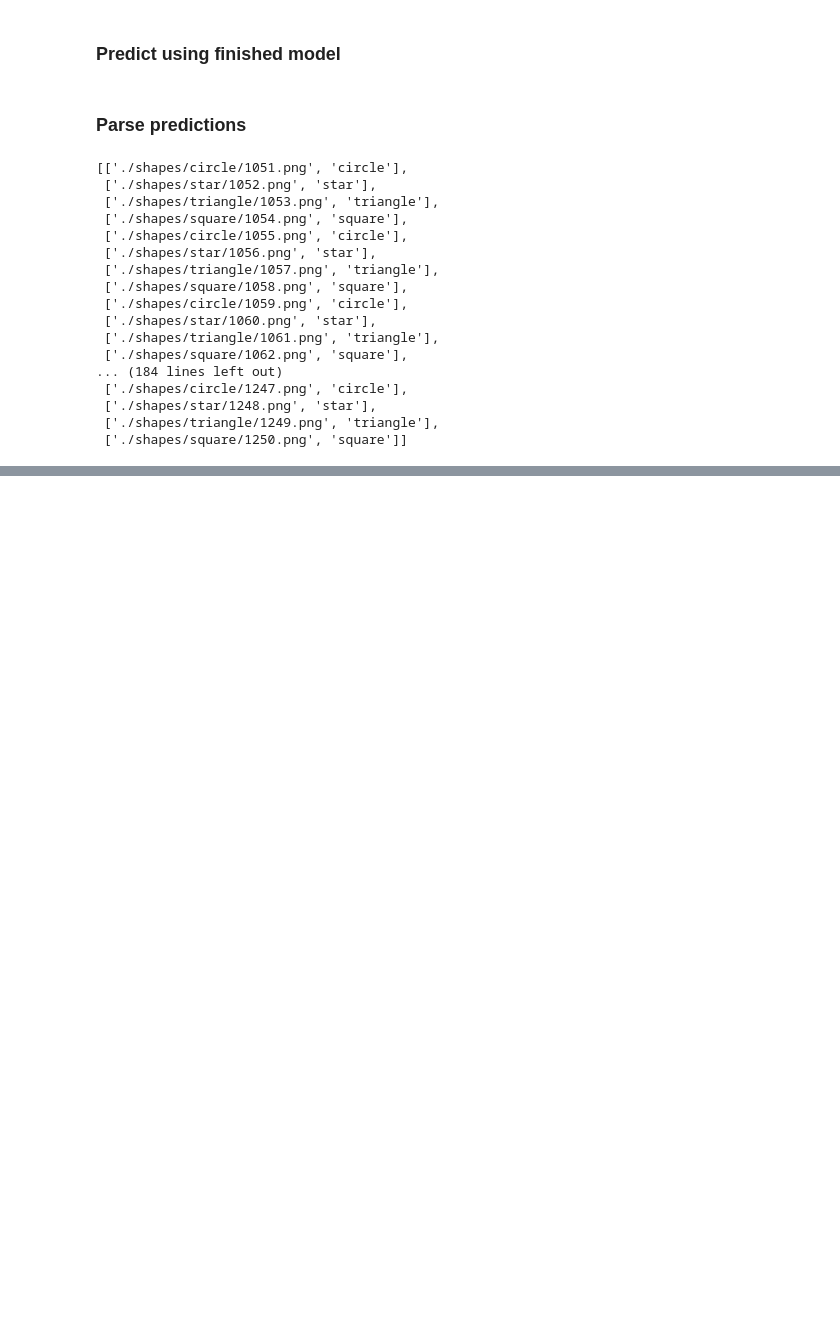
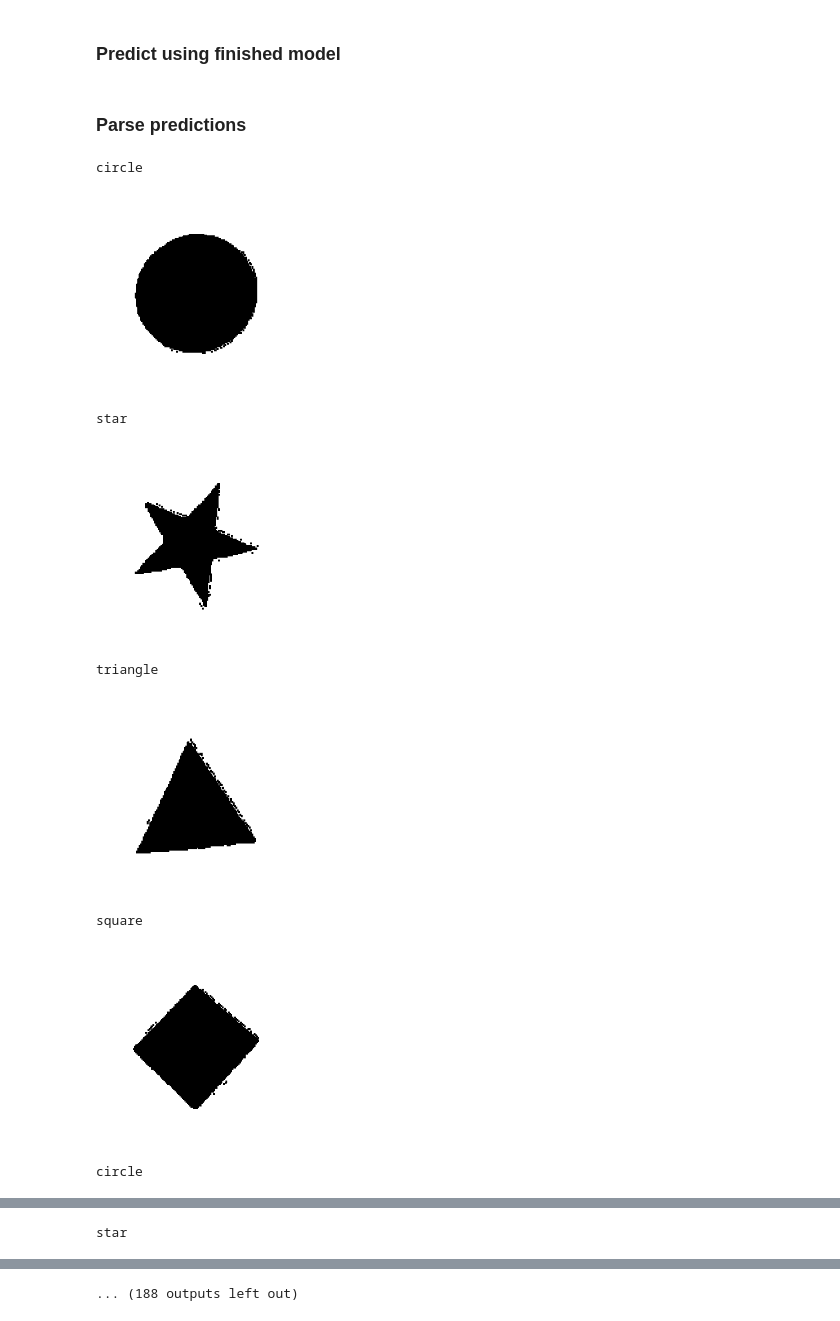
Before and after one commit to jrcasso/SujuNN, a Jupyter notebook: shapes_nn.ipynb, the cells around one changed output, grey strips where cells are left out. Saved outputs shown, nothing was run; the diff lists cells and outputs as text; code cells hidden in the pictures; blank space fills up the shorter version.

```diff
--- a/shapes_nn.ipynb
+++ b/shapes_nn.ipynb
@@ -81,30 +82,24 @@ prediction = model.predict(np.array(testingArray))
 # %%
 # Normalize prediction and associate best guess with category
 for i in range(len(prediction)):
     prediction[i] /= sum(prediction[i])
     maxVal = 0
     for j in range(len(prediction[i])):
         if (prediction[i][j] > maxVal):
             maxVal = prediction[i][j]
             index = j
     output[i][1] = (shape[index])
 
-pp.pprint(output)
+for i in output:
+    print(i[1])
+    display(Image.open(i[0]))
 # %% [output]
-[['./shapes/circle/1051.png', 'circle'],
- ['./shapes/star/1052.png', 'star'],
- ['./shapes/triangle/1053.png', 'triangle'],
- ['./shapes/square/1054.png', 'square'],
- ['./shapes/circle/1055.png', 'circle'],
- ['./shapes/star/1056.png', 'star'],
- ['./shapes/triangle/1057.png', 'triangle'],
- ['./shapes/square/1058.png', 'square'],
- ['./shapes/circle/1059.png', 'circle'],
- ['./shapes/star/1060.png', 'star'],
- ['./shapes/triangle/1061.png', 'triangle'],
- ['./shapes/square/1062.png', 'square'],
-... (184 lines left out)
- ['./shapes/circle/1247.png', 'circle'],
- ['./shapes/star/1248.png', 'star'],
- ['./shapes/triangle/1249.png', 'triangle'],
- ['./shapes/square/1250.png', 'square']]
+circle
+[figure, added]
+star
+[figure, added]
+triangle
+[figure, added]
+square
+[figure, added]
+circle
@@ -110,0 +107 @@ pp.pprint(output)
+star
@@ -110,0 +109 @@ pp.pprint(output)
+... (188 outputs left out)
```
Also changed, not shown: parts of 8 cells of this notebook.
